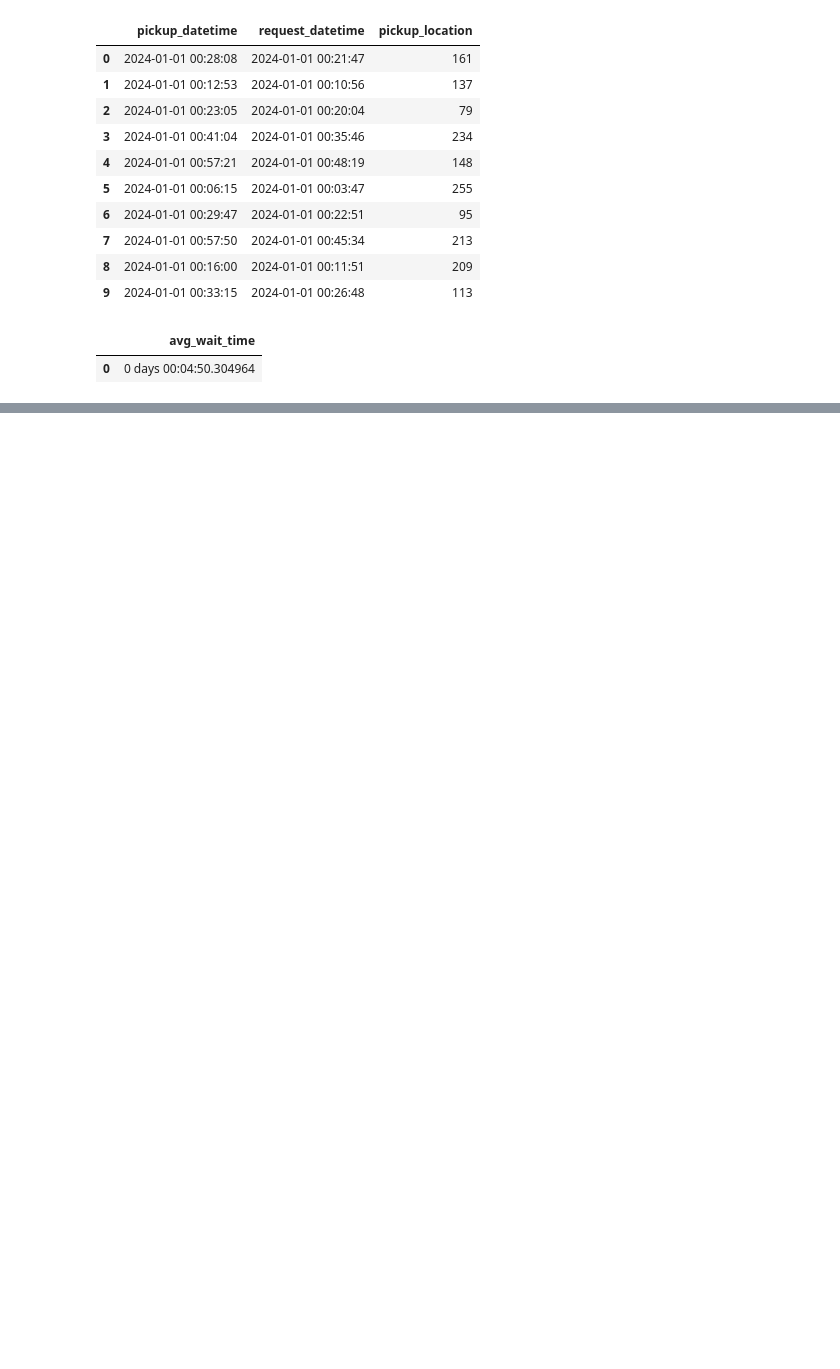
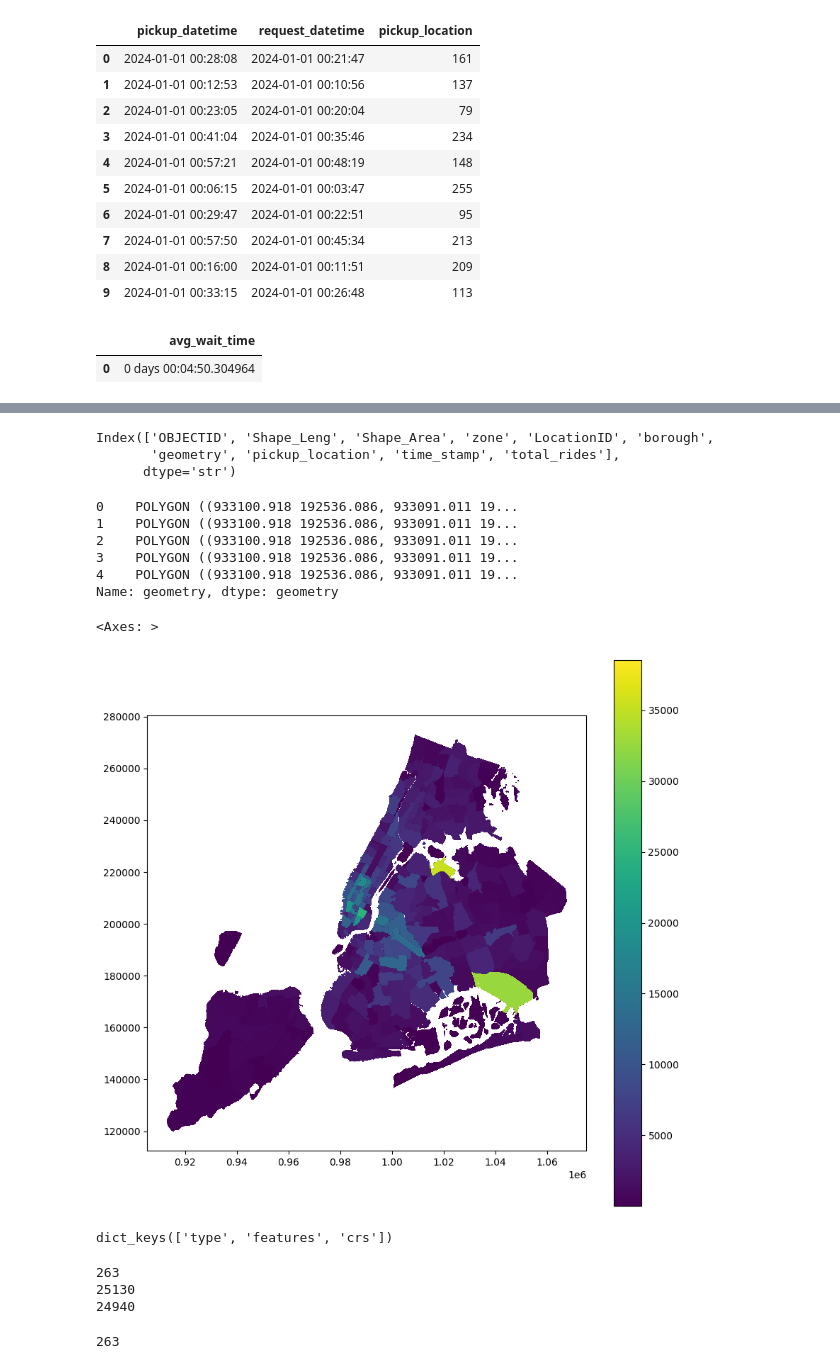
Before and after one commit to 4ct1o/nyc-tlc-interactive-heatmap, a Jupyter notebook: 02_notebooks/01_eda.ipynb, the cells around one changed output, grey strips where cells are left out. Saved outputs shown, nothing was run; the diff lists cells and outputs as text; code cells hidden in the pictures; blank space fills up the shorter version.

```diff
--- a/02_notebooks/01_eda.ipynb
+++ b/02_notebooks/01_eda.ipynb
@@ -58,0 +143,2 @@ con.execute("""
+# %%
+merged_df = zones.merge(aggregated_data_df, left_on='LocationID', right_on='pickup_location', how='left')
@@ -58,0 +154,24 @@ con.execute("""
+# %%
+print(merged_df.columns)
+# %% [output]
+Index(['OBJECTID', 'Shape_Leng', 'Shape_Area', 'zone', 'LocationID', 'borough',
+       'geometry', 'pickup_location', 'time_stamp', 'total_rides'],
+      dtype='str')
+# %%
+merged_df.geometry.head()
+# %% [output]
+0    POLYGON ((933100.918 192536.086, 933091.011 19...
+1    POLYGON ((933100.918 192536.086, 933091.011 19...
+2    POLYGON ((933100.918 192536.086, 933091.011 19...
+3    POLYGON ((933100.918 192536.086, 933091.011 19...
+4    POLYGON ((933100.918 192536.086, 933091.011 19...
+Name: geometry, dtype: geometry
+# %%
+merged_df.plot(
+    column="total_rides",
+    legend=True,
+    figsize=(10, 10)
+)
+# %% [output]
+<Axes: >
+[figure, added]
@@ -58,0 +184,12 @@ con.execute("""
+# %%
+print(geojson.keys())
+# %% [output]
+dict_keys(['type', 'features', 'crs'])
+# %%
+print(len(zones))
+print(len(aggregated_data_df))
+print(len(merged_df))
+# %% [output]
+263
+25130
+24940
@@ -58,0 +202,4 @@ con.execute("""
+# %%
+print(len(df))
+# %% [output]
+263
```
Also changed, not shown: parts of 15 cells of this notebook.
